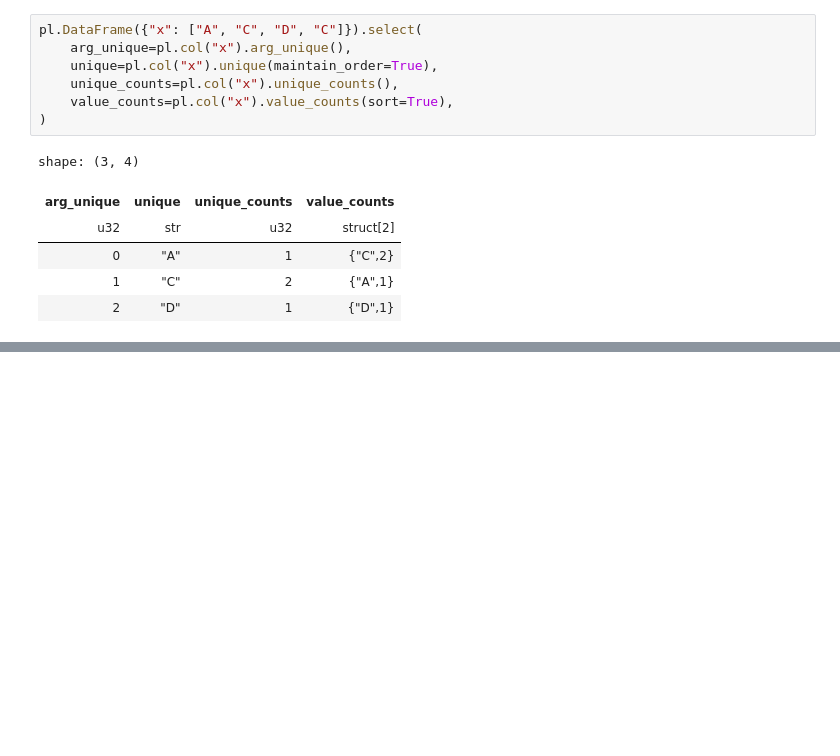
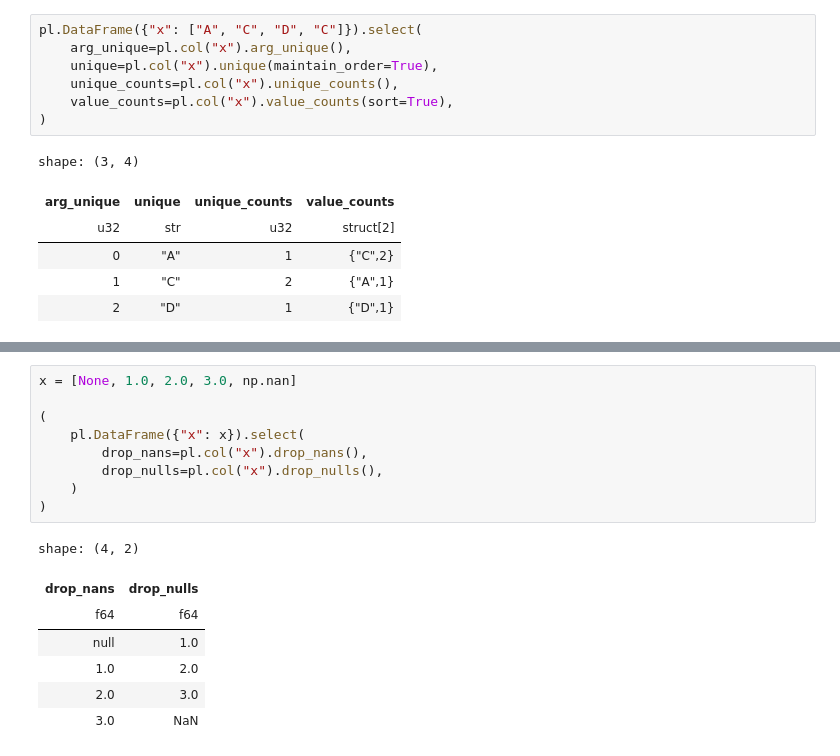
Before and after one commit to Sechi42/Polars, a Jupyter notebook: Chapter_8/Notebook_8.ipynb, the cells around one changed output, grey strips where cells are left out. Drawn from its saved outputs; the diff is of its cells as text; blank space fills up the shorter version.

```diff
--- a/Chapter_8/Notebook_8.ipynb
+++ b/Chapter_8/Notebook_8.ipynb
@@ -748,0 +793,17 @@ shape: (3, 4)
+# %%
+x = [None, 1.0, 2.0, 3.0, np.nan]
+
+(
+    pl.DataFrame({"x": x}).select(
+        drop_nans=pl.col("x").drop_nans(),
+        drop_nulls=pl.col("x").drop_nulls(),
+    )
+)
+# %% [output]
+shape: (4, 2)
+| drop_nans | drop_nulls |
+| f64 | f64 |
+| null | 1.0 |
+| 1.0 | 2.0 |
+| 2.0 | 3.0 |
+| 3.0 | NaN |
```
Also changed, not shown: parts of 15 cells of this notebook.
